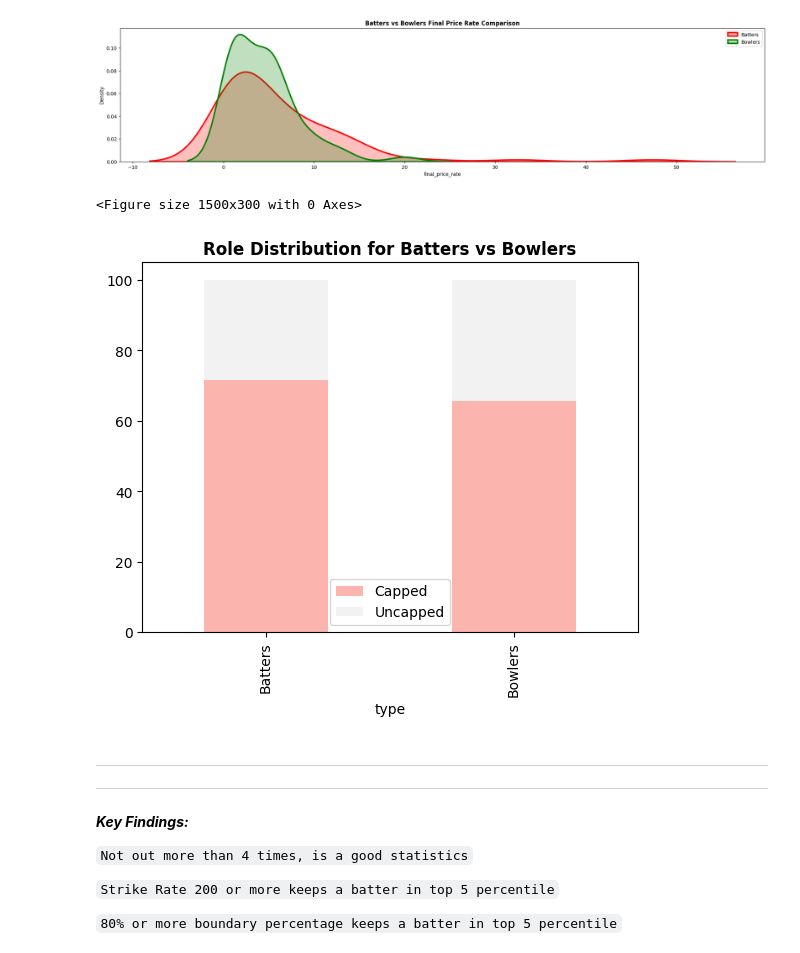
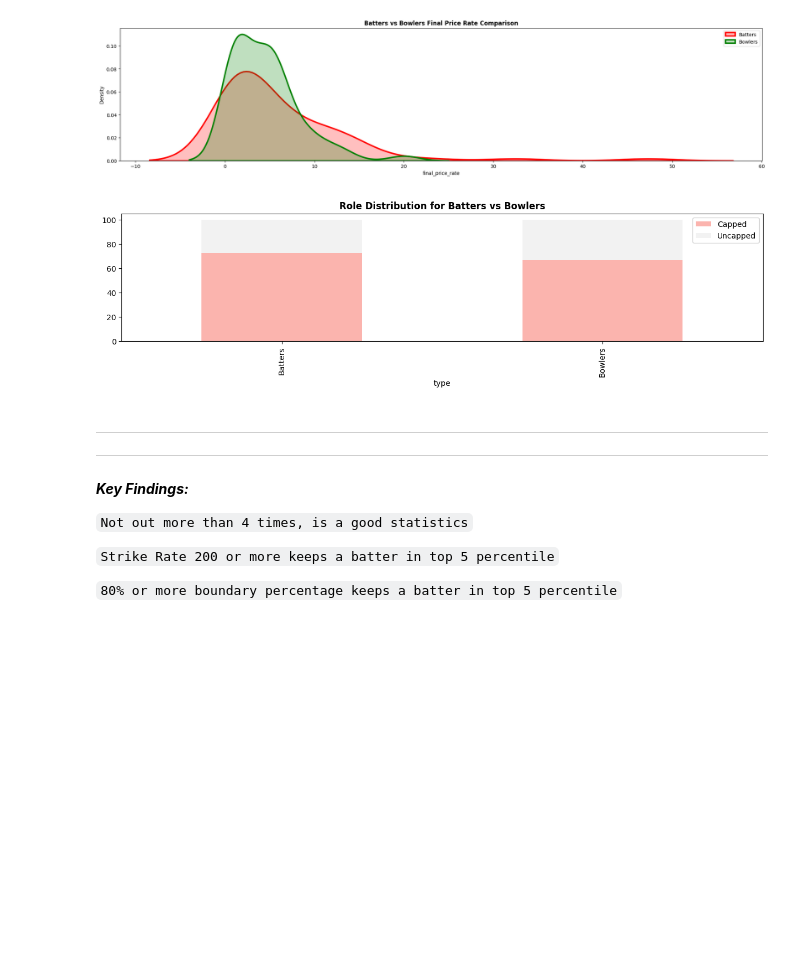
Before and after one commit to IamRaNo/InsightForge, a Jupyter notebook: Are Prices Justified - IPL 2026/_jupyter_notebooks/price_justification_analysis.ipynb, the cells around one changed output. Drawn from its saved outputs; the diff is of its cells as text; code cells hidden in the pictures; blank space fills up the shorter version.

```diff
--- a/Are Prices Justified - IPL 2026/_jupyter_notebooks/price_justification_analysis.ipynb
+++ b/Are Prices Justified - IPL 2026/_jupyter_notebooks/price_justification_analysis.ipynb
@@ -247,20 +245,18 @@ plt.show()
 # %% [output]
 [figure]
 # %%
-batters_role_dist = batters['role'].value_counts(normalize=True).mul(100).round(2).reset_index(name = 'occurance_pct')
-bowlers_role_dist = bowlers['role'].value_counts(normalize=True).mul(100).round(2).reset_index(name = 'occurance_pct')
+batters_role_dist = only_batters['role'].value_counts(normalize=True).mul(100).round(2).reset_index(name='occurance_pct')
+bowlers_role_dist = only_bowlers['role'].value_counts(normalize=True).mul(100).round(2).reset_index(name='occurance_pct')
 combined = pd.concat([batters_role_dist, bowlers_role_dist])
 combined['type'] = ['Batters']*len(batters_role_dist) + ['Bowlers']*len(bowlers_role_dist)
 pivot = combined.pivot(index='type', columns='role', values='occurance_pct').fillna(0)
 
-plt.figure(figsize=(15,3))
-ax = pivot.plot(kind='bar', stacked=True, colormap='Pastel1')
+pivot.plot(kind='bar', stacked=True, colormap='Pastel1', figsize=(15,3))
 plt.title("Role Distribution for Batters vs Bowlers", weight='bold')
 plt.legend()
 plt.show()
 # %% [output]
-<Figure size 1500x300 with 0 Axes>
-[figure, old version]
+[figure, new version]
 # %% [markdown]
 ---
 ---
```
Also changed, not shown: parts of 46 cells of this notebook.
